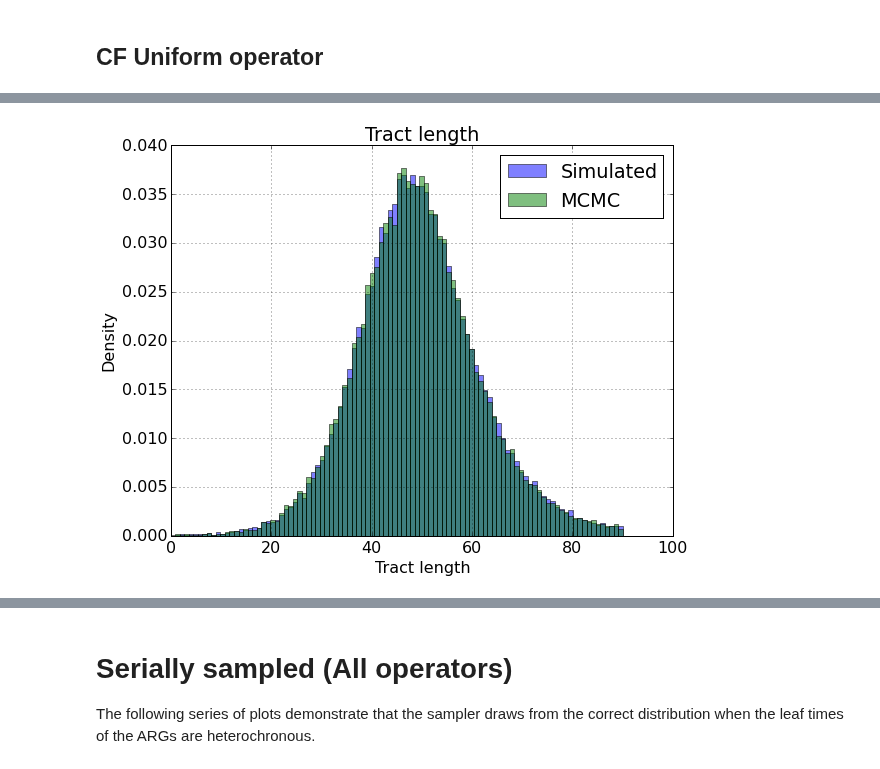
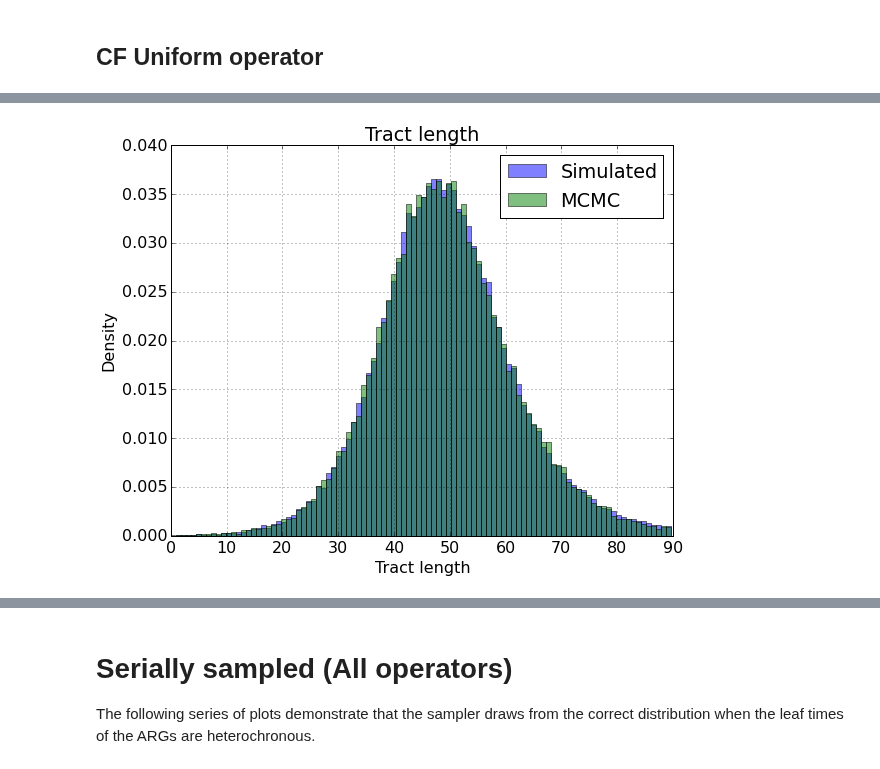
Before and after one commit to tgvaughan/bacter, a Jupyter notebook: examples/unrestricted/Validation.ipynb, the cells around one changed output, grey strips where cells are left out. Cells and saved outputs as stored; diff of their text form; code cells hidden in the pictures.

```diff
--- a/examples/unrestricted/Validation.ipynb
+++ b/examples/unrestricted/Validation.ipynb
@@ -37,7 +37,7 @@ def drawAllComparisonPlots(df, dfs):
     show()
     drawComparisonPlot(df,dfs,'acg.nConv', 'Conversion count')
     show()
-    drawComparisonPlot(df, dfs, 'acg.meanTractLength', 'Tract length')
+    drawComparisonPlot(df, dfs, 'acg.alignment.meanTractLength', 'Tract length')
     show()
     drawComparisonPlot(df, dfs, 'acg.meanRegionLength', 'Region length')
     show()
@@ -229,6 +229,6 @@ drawAllComparisonPlots(df, dfs)
 ## CF Uniform operator
 # %%
 dfs = read_table('ACGsimulations/simulateACGs5taxon.stats')
-df = removeBurnin(read_table('CFOperatorTests/CFUniformTest5taxon.log'))
+df = removeBurnin(read_table('CFOperatorTests/CFUniformTest5taxon.stats'))
 drawAllComparisonPlots(df, dfs)
 # %% [output]
@@ -237 +237 @@ drawAllComparisonPlots(df, dfs)
-[figure, old version]
+[figure, new version]
```
Also changed, not shown: parts of 24 cells of this notebook, 45 other files.
